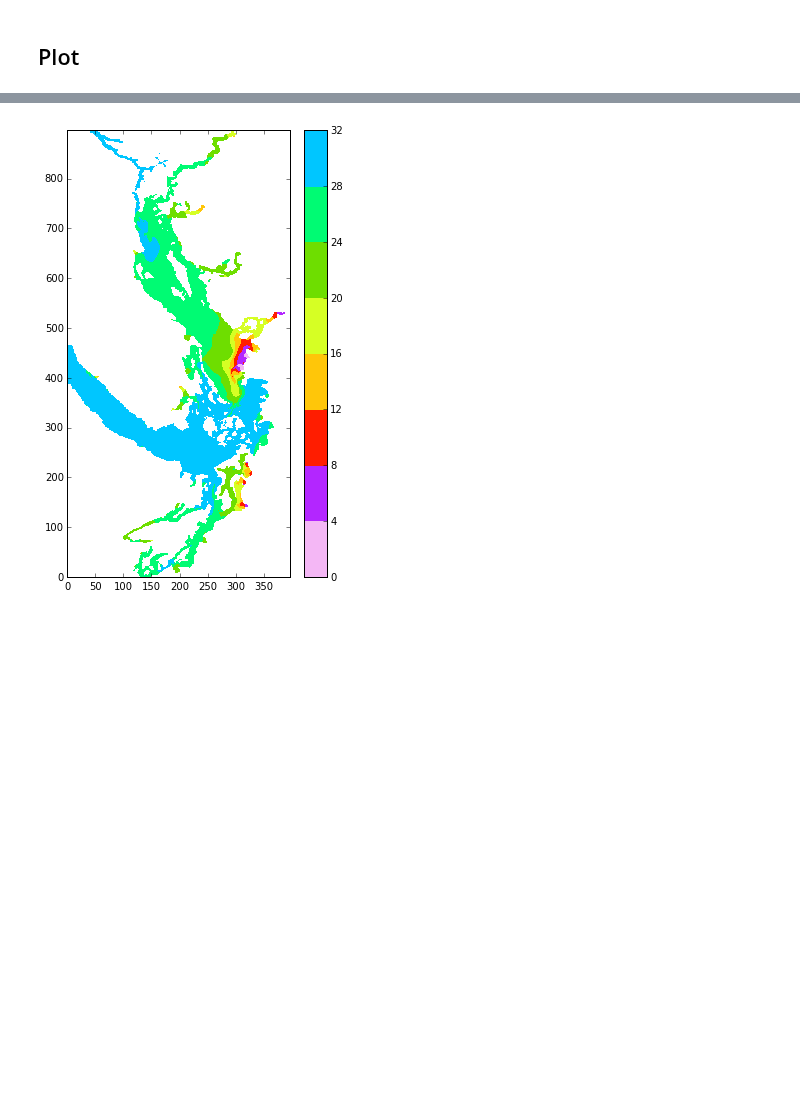
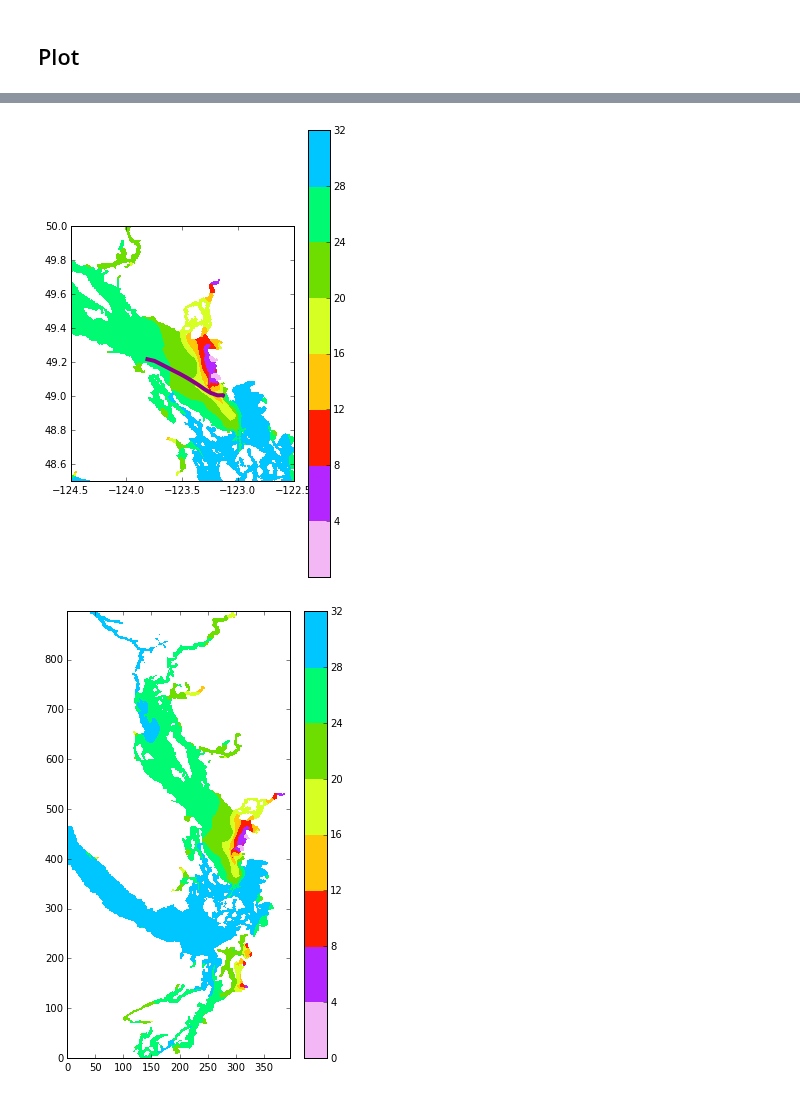
Before and after one commit to SalishSeaCast/tools, a Jupyter notebook: SalishSeaTools/salishsea_tools/nowcast/DevelopingSalinityTemplate.ipynb, the cells around one changed output, grey strips where cells are left out. Saved outputs shown, nothing was run; the diff lists cells and outputs as text; code cells hidden in the pictures; blank space fills up the shorter version.

```diff
--- a/SalishSeaTools/salishsea_tools/nowcast/DevelopingSalinityTemplate.ipynb
+++ b/SalishSeaTools/salishsea_tools/nowcast/DevelopingSalinityTemplate.ipynb
@@ -259,3 +276,38 @@ fig = salinity_ferry_route(grid_T_hr, bathy, PNW_coastline, saline)
+# %%
+tracers=nc.Dataset(aa[0])
+j=int(aa[0][65:67])
+jj=int(aa[0][67:69])
+latitude=tracers.variables['nav_lat']
+longitude=tracers.variables['nav_lon']
+# %%
+y_map=np.arange(0,898)
+x_map=np.arange(0,398)
+
+lons_map=longitude[y_map,x_map]
+lats_map=latitude[y_map,x_map]
+
+fig, ax = plt.subplots(1, 1, figsize=(5, 8))
+viz_tools.set_aspect(ax,coords='map',lats=latitude)
+sal_hr = grid_T_hr.variables['vosaline']
+time_hr = grid_T_hr.variables['time_counter']
+timestamp = nc_tools.timestamp(grid_T_hr,3)
+t, z = 3, 0
+sal_hr = np.ma.masked_values(sal_hr[t, z], 0)
+cmap = 'gist_ncar_r'
+cmap = plt.get_cmap(cmap)
+cs = [ 4, 8, 12, 16, 20, 24, 28, 32, 36]
+mesh = ax.contourf(lons_map,lats_map, sal_hr, cmap=cmap, vmin=0, vmax=cs[-1])
+
+lon11, lat11, value_mean_3rd_hour, value_mean_4rd_hour, salinity11, date_str = salinity_fxn(saline)
+plt.plot(lon11,lat11,'DarkMagenta', linewidth = 4)
+
+ax.set_xlim(-124.5, -122.5)
+ax.set_ylim(48.5, 50)
+cbar = fig.colorbar(mesh, ax=ax)
+cbar.set_ticks(cs)
+#fig.patch.set_facecolor('#2B3E50')
+# %% [output]
+[figure, added]
 # %%
 fig, ax = plt.subplots(1, 1, figsize=(5, 8))
 sal_hr = grid_T_hr.variables['vosaline']
```
Also changed, not shown: parts of 8 cells of this notebook.
